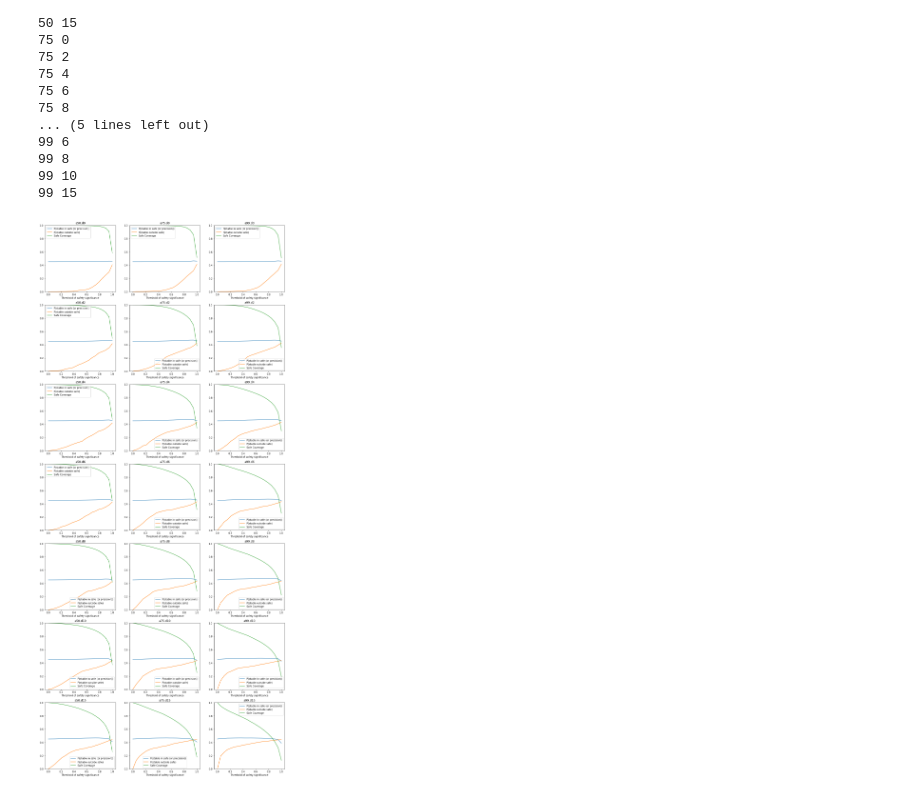
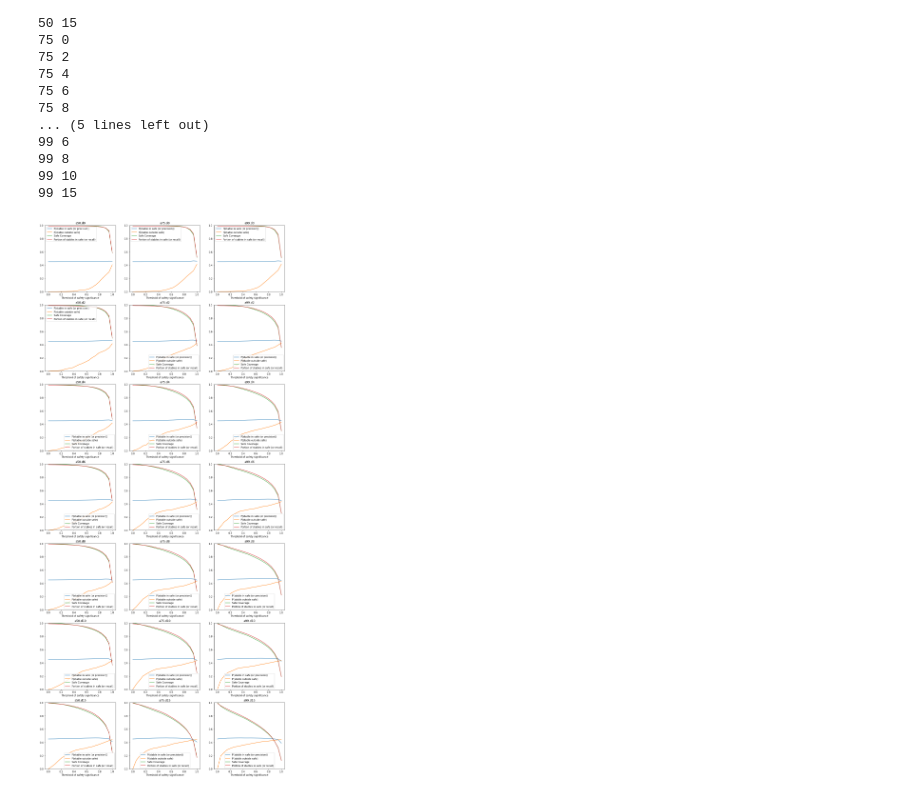
Before and after one commit to algbio/alignment-safety, a Jupyter notebook: pipeline/analysis/stat_windows.ipynb, the cells around one changed output. Saved outputs shown, nothing was run; the diff lists cells and outputs as text; code cells hidden in the pictures.

Commit message:
added recall

```diff
--- a/pipeline/analysis/stat_windows.ipynb
+++ b/pipeline/analysis/stat_windows.ipynb
@@ -76,6 +76,23 @@ class RepSequence():
     def is_safe(self, i, th):
         return self.window_counts[i] >= th
 
+    def safe_coverage(self, th):
+        safes = 0
+        for i in range(len(self.sequence)):
+            safes += self.is_safe(i, th)
+        return safes * 1.0 / len(self.sequence)
+
+    def recall(self, th):
+        stables = 0
+        stables_in_safe = 0
+        for i in range(len(self.sequence)):
+            stables += self.is_stable(i)
+            if self.is_safe(i, th):
+                stables_in_safe += self.is_stable(i)
+        if stables == 0:
+            return 0
+        return stables_in_safe * 1.0 / stables
+
     def p_stable_in_safe(self, th):
         safes = 0
         stables_in_safe = 0
@@ -86,12 +103,6 @@ class RepSequence():
         if safes == 0:
             return 0
         return stables_in_safe * 1.0 / safes
-
-    def safe_coverage(self, th):
-        safes = 0
-        for i in range(len(self.sequence)):
-            safes += self.is_safe(i, th)
-        return safes * 1.0 / len(self.sequence)
 
     def p_stable_out_safe(self, th):
         not_safes = 0
@@ -159,31 +170,36 @@ def plot_loss(groups, alphas, deltas):
     for j, d in enumerate(deltas):
         for i, a in enumerate(alphas):
             x = np.linspace(0, 1, 20)
             p_safe_in_stable = []
             p_safe_out_stable = []
             safe_coverages = []
+            recalls = []
             for th in x:
                 p_in = 0.0
                 p_out = 0.0
                 safe = 0.0
+                recall = 0.0
                 for rep in groups[(a, d)]:
                     p_in += rep.p_stable_in_safe(th)
                     p_out += rep.p_stable_out_safe(th)
                     safe += rep.safe_coverage(th)
+                    recall += rep.recall(th)
 
                 p_safe_in_stable.append(p_in/len(groups[(a,d)]))
                 p_safe_out_stable.append(p_out/len(groups[(a,d)]))
                 safe_coverages.append(safe/len(groups[(a,d)]))
+                recalls.append(recall/len(groups[(a,d)]))
 
             ax[j][i].plot(x, p_safe_in_stable, label="P(stable in safe (or precision))")
             ax[j][i].plot(x, p_safe_out_stable, label="P(stable outside safe)")
             ax[j][i].plot(x, safe_coverages, label="Safe Coverage")
+            ax[j][i].plot(x, recalls, label="Portion of stables in safe (or recall)")
             ax[j][i].set_title(f"a{a}.d{d}")
             ax[j][i].set_ylim([0,1])
             ax[j][i].set_xlabel("Threshold of safety significance")
             ax[j][i].legend()
     plt.show()
 
 plot_loss(groups, alphas, deltas)
 # %% [output]
-[figure, old version]
+[figure, new version]
```
